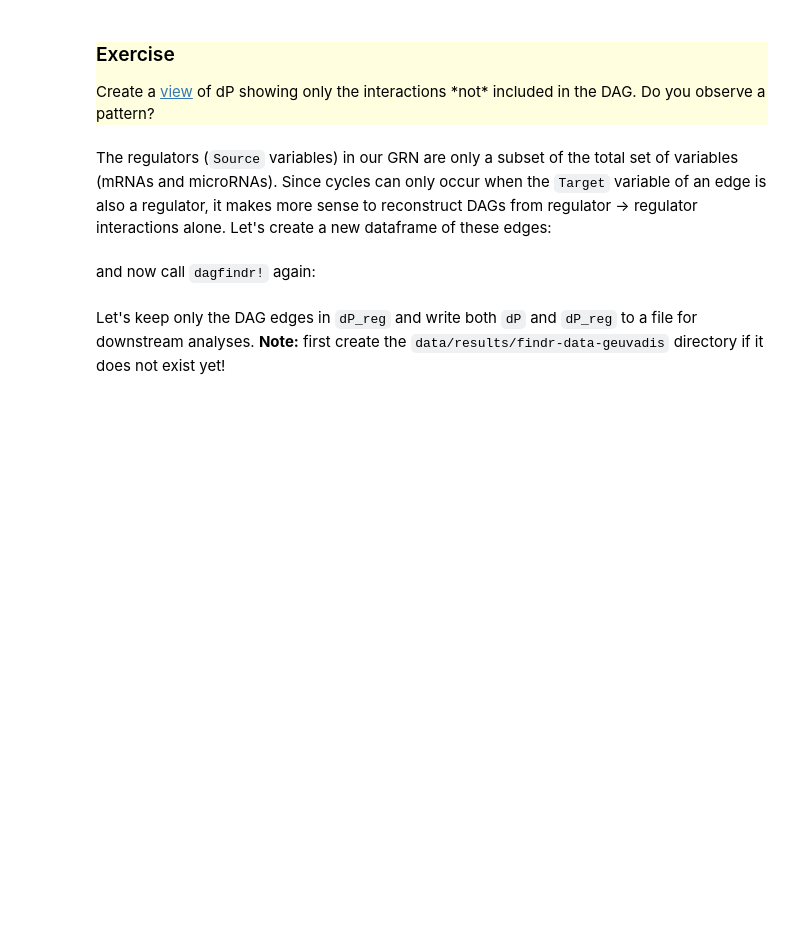
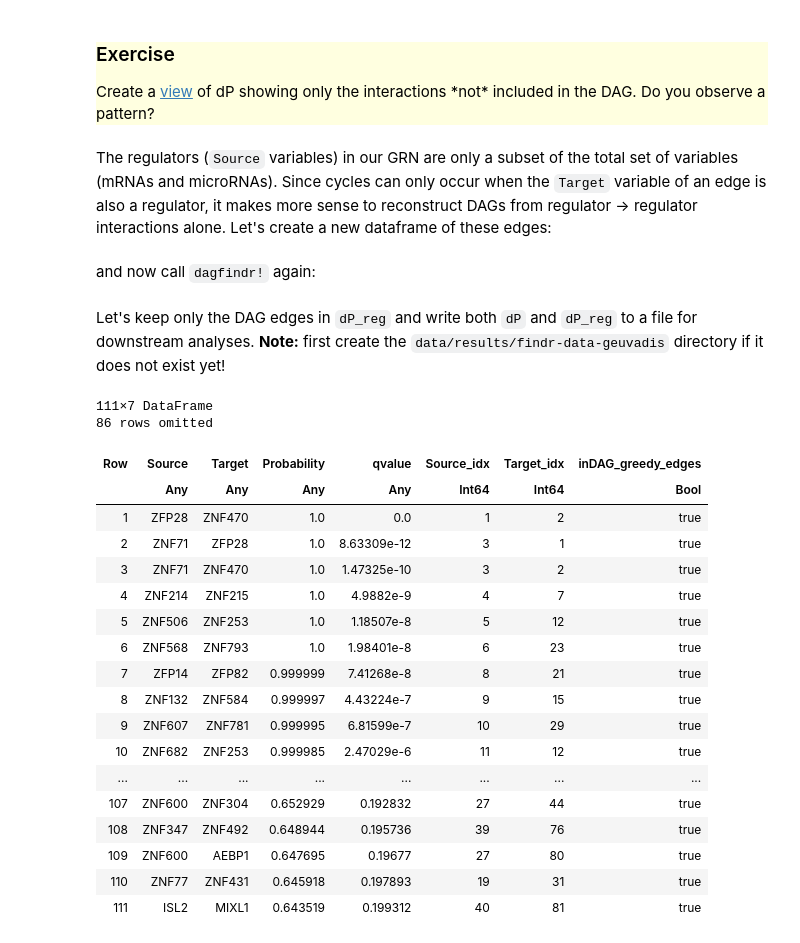
Before and after one commit to tmichoel/causal-inference-short-course, a Jupyter notebook: notebooks/3_grn_reconstruction.ipynb, the cells around one changed output. Cells and saved outputs as stored; diff of their text form; code cells hidden in the pictures; blank space fills up the shorter version.

```diff
--- a/notebooks/3_grn_reconstruction.ipynb
+++ b/notebooks/3_grn_reconstruction.ipynb
@@ -54,4 +54,4 @@ Because this tutorial is only for illustration purposes, we stick with these TFs
 
 We start by computing the probabilities of causal interactions from the selected TFs to all other genes using the methods explained in the [blessing of dimensionality notebook](2_blessing_of_dimensionality.ipynb). Naturally, we don't have to call the same low-level functions used there. Instead we can call a high-level `findr` function that does everything under the hood. You can read more about this function in the [BioFindr documentation](https://lab.michoel.info/BioFindr.jl/stable/testLLR/) or in the [BioFindr tutorials](https://lab.michoel.info/BioFindrTutorials/). The three first arguments in the call below point to the data and are mandatory (for causal inference). The other arguments are optional: `namesX` tells the function to only use a limited set of variables as candidate regulators (the function itself finds the intersection between `namesX` and the eQTL variables in `dpt`); `FDR` tells the function to determine a cutoff on the edge probabilities such that the overall [FDR](https://en.wikipedia.org/wiki/False_discovery_rate) is (in this case) 20%. Setting an FDR threshold does not reduce computation time, only the size of the ouptut. Hence it is recommended to set the value relatively high and, if necessary, filter for a more stringent threshold later (using the [`globalfdr!`](https://lab.michoel.info/BioFindr.jl/stable/utils/#BioFindr.globalfdr!) function)
 # %%
-dP_TF_mRNA = findr(dt, dgt, dpt; namesX=TFs.GENE_ID, FDR=0.2);
+dP_TF_mRNA = findr(dt, dgt, dpt; namesX=names(dt)[1:100], FDR=0.2);
@@ -67,4 +111,4 @@ cdf = sort!(combine(gdf, nrow),:nrow, rev=true);
      Replace the command below to identify causal microRNA -> microRNA interactions and repeat the steps above to find the number of interactions per microRNA.
 </div>
 # %%
-dP_miRNA_miRNA = DataFrame(:Source => [], :Target => [], :Probability => [], :qvalue => []);
+dP_miRNA_miRNA = findr(dm, dgm, dpm; FDR=0.5)
@@ -119,3 +184,26 @@ Let's keep only the DAG edges in `dP_reg` and write both `dP` and `dP_reg` to a
 filter!(row -> row.inDAG_greedy_edges==true, dP_reg);
 CSV.write(datadir("results","findr-data-geuvadis", "dP_reg.csv"), dP_reg);
 CSV.write(datadir("results","findr-data-geuvadis", "dP.csv"), dP);
+# %%
+dP_reg
+# %% [output]
+111×7 DataFrame
+86 rows omitted
+| Row | Source | Target | Probability | qvalue | Source_idx | Target_idx | inDAG_greedy_edges |
+|  | Any | Any | Any | Any | Int64 | Int64 | Bool |
+| 1 | ZFP28 | ZNF470 | 1.0 | 0.0 | 1 | 2 | true |
+| 2 | ZNF71 | ZFP28 | 1.0 | 8.63309e-12 | 3 | 1 | true |
+| 3 | ZNF71 | ZNF470 | 1.0 | 1.47325e-10 | 3 | 2 | true |
+| 4 | ZNF214 | ZNF215 | 1.0 | 4.9882e-9 | 4 | 7 | true |
+| 5 | ZNF506 | ZNF253 | 1.0 | 1.18507e-8 | 5 | 12 | true |
+| 6 | ZNF568 | ZNF793 | 1.0 | 1.98401e-8 | 6 | 23 | true |
+| 7 | ZFP14 | ZFP82 | 0.999999 | 7.41268e-8 | 8 | 21 | true |
+| 8 | ZNF132 | ZNF584 | 0.999997 | 4.43224e-7 | 9 | 15 | true |
+| 9 | ZNF607 | ZNF781 | 0.999995 | 6.81599e-7 | 10 | 29 | true |
+| 10 | ZNF682 | ZNF253 | 0.999985 | 2.47029e-6 | 11 | 12 | true |
+| ... | ... | ... | ... | ... | ... | ... | ... |
+| 107 | ZNF600 | ZNF304 | 0.652929 | 0.192832 | 27 | 44 | true |
+| 108 | ZNF347 | ZNF492 | 0.648944 | 0.195736 | 39 | 76 | true |
+| 109 | ZNF600 | AEBP1 | 0.647695 | 0.19677 | 27 | 80 | true |
+| 110 | ZNF77 | ZNF431 | 0.645918 | 0.197893 | 19 | 31 | true |
+| 111 | ISL2 | MIXL1 | 0.643519 | 0.199312 | 40 | 81 | true |
```
Also changed, not shown: parts of 3 cells of this notebook.
